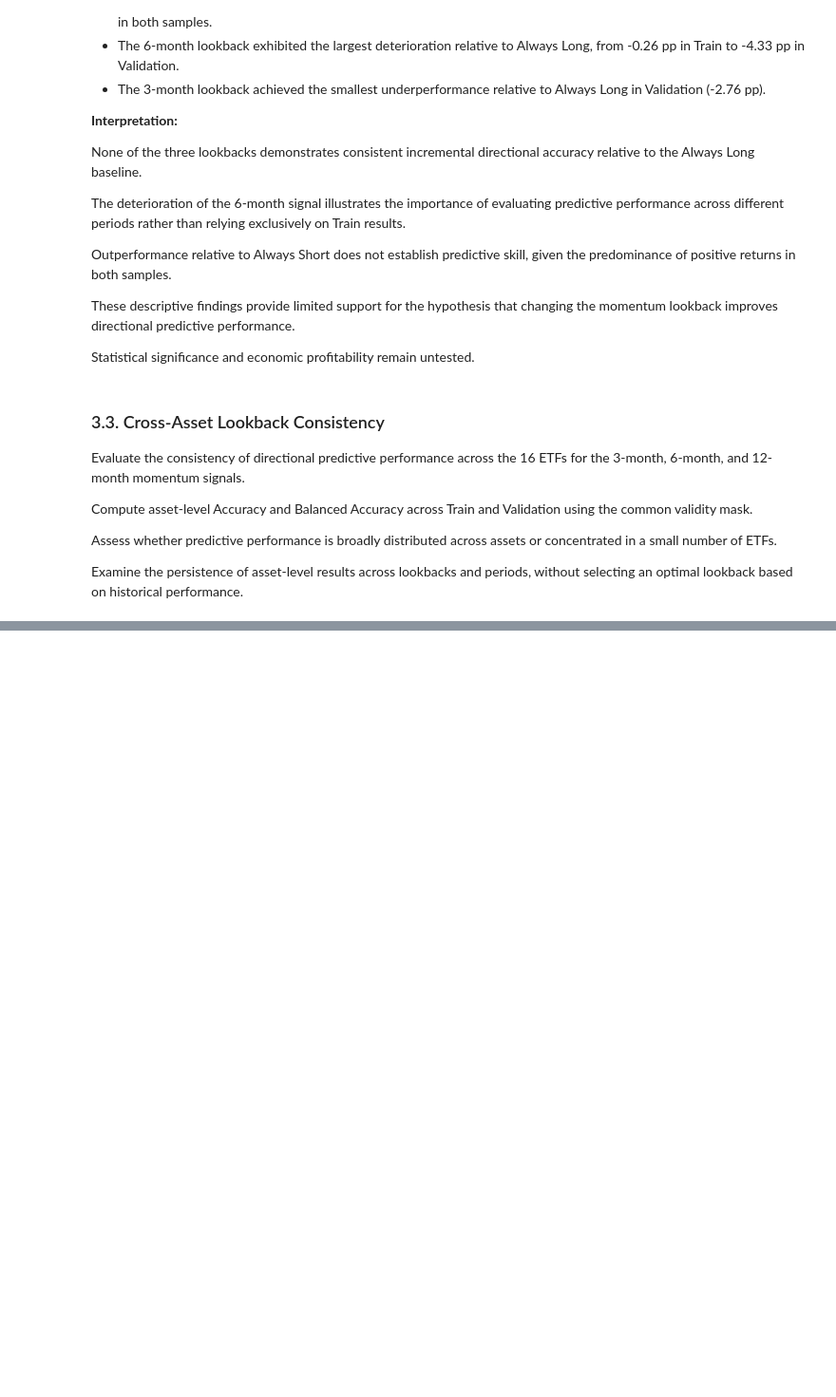
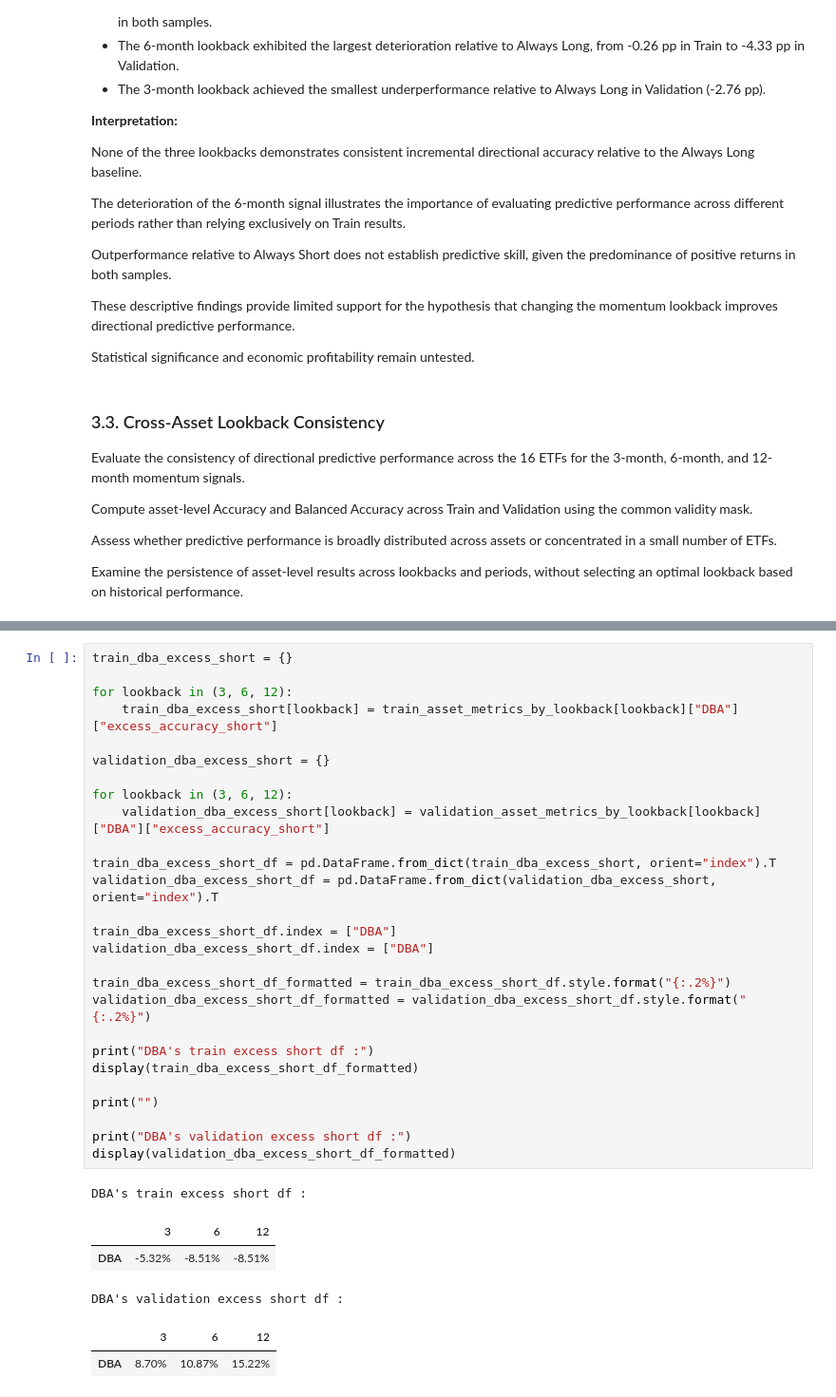
Before and after one commit to KenaelMartini/time-series-momentum-research, a Jupyter notebook: notebooks/3C_03_cross_asset_lookback_robustness.ipynb, the cells around one changed output, grey strips where cells are left out. Shown at 95% size. Cells and saved outputs as stored; diff of their text form; blank space fills up the shorter version.

```diff
--- a/notebooks/3C_03_cross_asset_lookback_robustness.ipynb
+++ b/notebooks/3C_03_cross_asset_lookback_robustness.ipynb
@@ -974,0 +1228,34 @@ Validation balanced accuracy (formatted df)
+# %%
+train_dba_excess_short = {}
+
+for lookback in (3, 6, 12):
+    train_dba_excess_short[lookback] = train_asset_metrics_by_lookback[lookback]["DBA"]["excess_accuracy_short"]
+
+validation_dba_excess_short = {}
+
+for lookback in (3, 6, 12):
+    validation_dba_excess_short[lookback] = validation_asset_metrics_by_lookback[lookback]["DBA"]["excess_accuracy_short"]
+
+train_dba_excess_short_df = pd.DataFrame.from_dict(train_dba_excess_short, orient="index").T
+validation_dba_excess_short_df = pd.DataFrame.from_dict(validation_dba_excess_short, orient="index").T
+
+train_dba_excess_short_df.index = ["DBA"]
+validation_dba_excess_short_df.index = ["DBA"]
+
+train_dba_excess_short_df_formatted = train_dba_excess_short_df.style.format("{:.2%}")
+validation_dba_excess_short_df_formatted = validation_dba_excess_short_df.style.format("{:.2%}")
+
+print("DBA's train excess short df :")
+display(train_dba_excess_short_df_formatted)
+
+print("")
+
+print("DBA's validation excess short df :")
+display(validation_dba_excess_short_df_formatted)
+# %% [output]
+DBA's train excess short df :
+|  | 3 | 6 | 12 |
+| DBA | -5.32% | -8.51% | -8.51% |
+DBA's validation excess short df :
+|  | 3 | 6 | 12 |
+| DBA | 8.70% | 10.87% | 15.22% |
```
Also changed, not shown: parts of 7 cells of this notebook, 1 other file.
